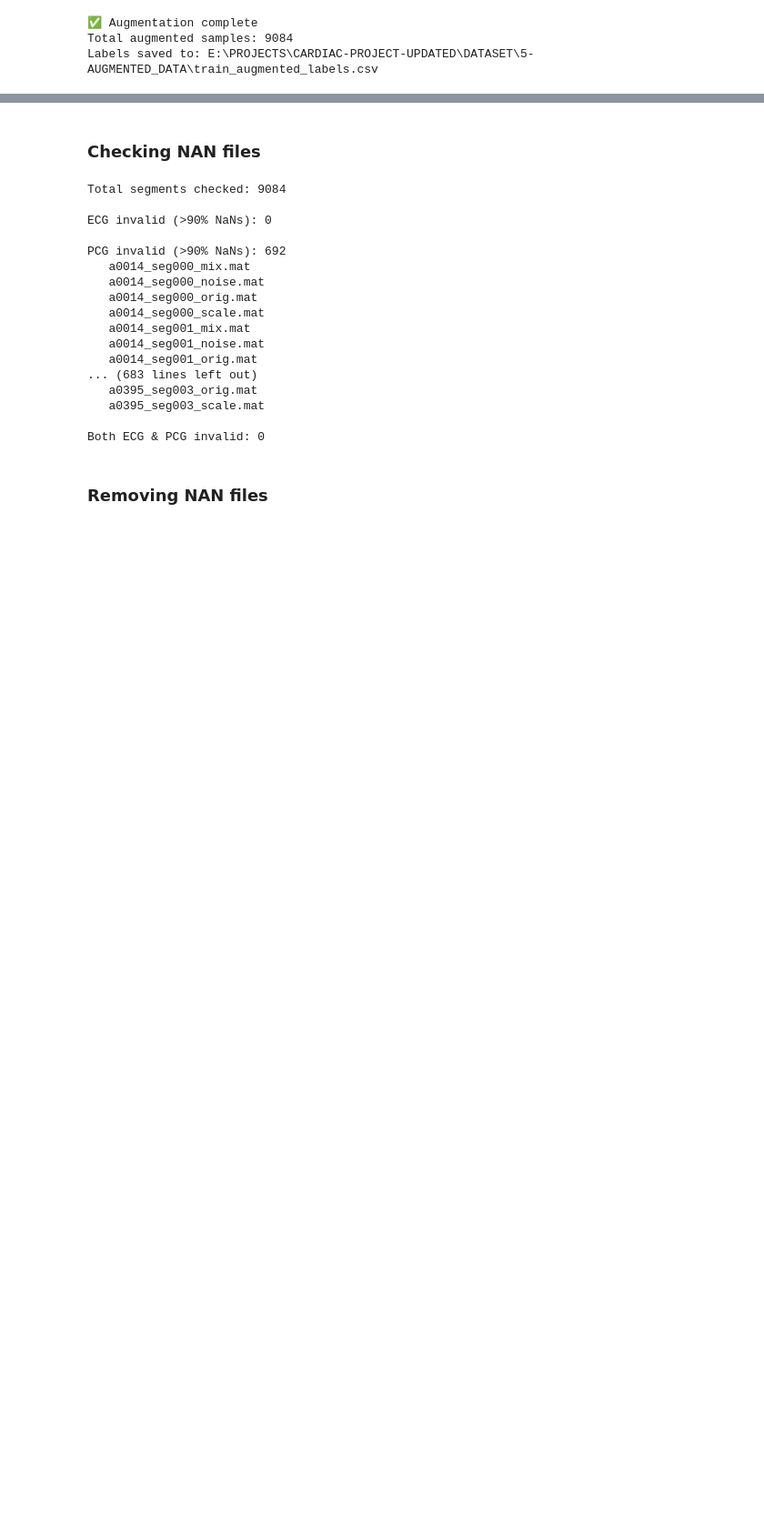
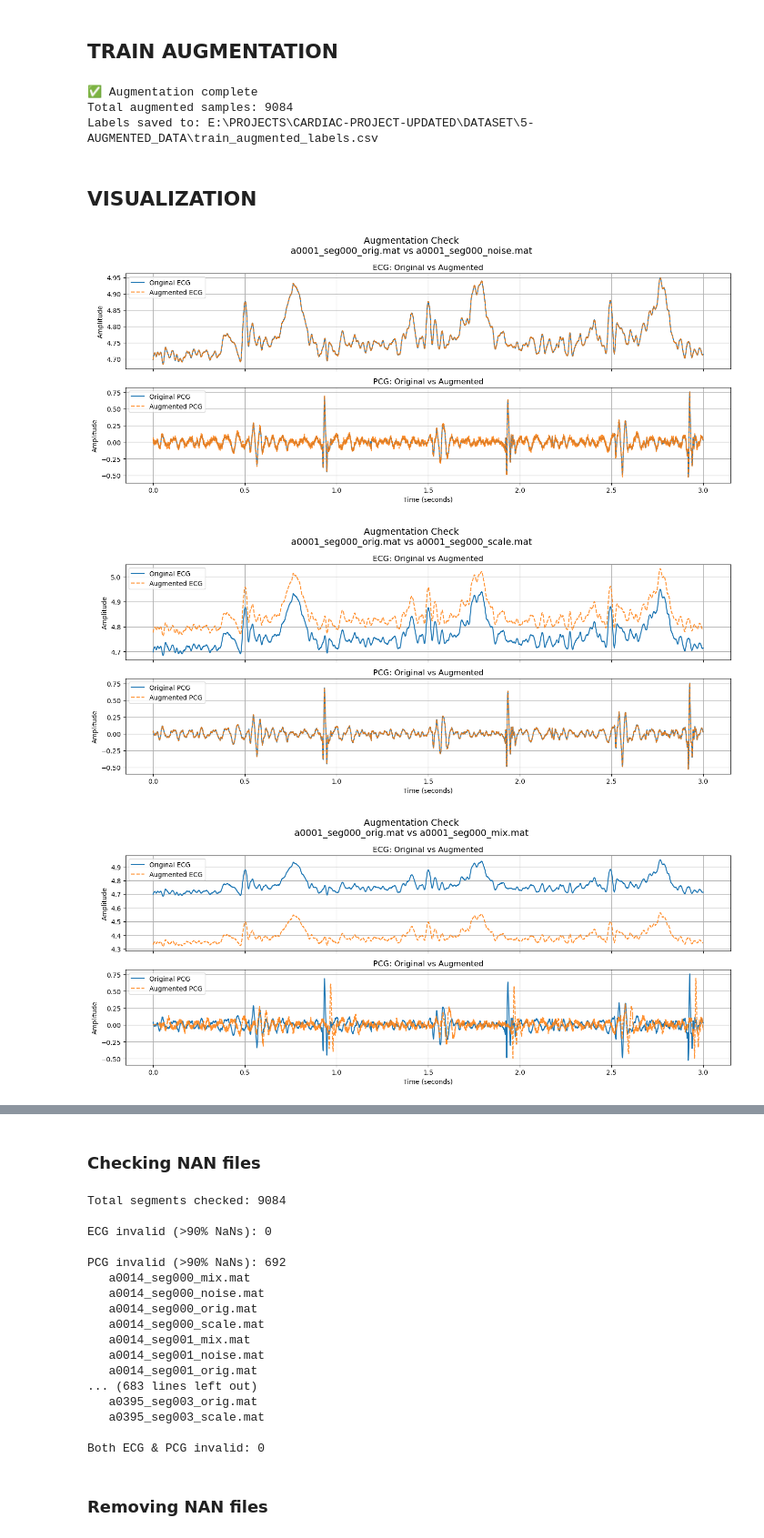
Before and after one commit to muhammed786fiyas/ecg-pcg-fusion, a Jupyter notebook: CODE/5-train_augmentation.ipynb, the cells around one changed output, grey strips where cells are left out. Shown at 91% size. Saved outputs shown, nothing was run; the diff lists cells and outputs as text; code cells hidden in the pictures; blank space fills up the shorter version.

```diff
--- a/CODE/5-train_augmentation.ipynb
+++ b/CODE/5-train_augmentation.ipynb
@@ -1,3 +1,5 @@
+# %% [markdown]
+## **TRAIN AUGMENTATION**
 # %%
 import os
 import scipy.io as sio
@@ -136,3 +138,77 @@ print(f"Labels saved to: {OUT_LABEL_CSV}")
 ✅ Augmentation complete
 Total augmented samples: 9084
 Labels saved to: E:\PROJECTS\CARDIAC-PROJECT-UPDATED\DATASET\5-AUGMENTED_DATA\train_augmented_labels.csv
+# %% [markdown]
+## **VISUALIZATION**
+# %%
+import scipy.io as sio
+import numpy as np
+import matplotlib.pyplot as plt
+from pathlib import Path
+
+def load_segment(mat_path):
+    data = sio.loadmat(mat_path)
+    ecg = data['ecg'].squeeze()
+    pcg = data['pcg'].squeeze()
+    fs  = int(data['fs'].squeeze())
+    return ecg, pcg, fs
+
+
+def visualize_augmentation_pair(orig_path, aug_path):
+    ecg_o, pcg_o, fs = load_segment(orig_path)
+    ecg_a, pcg_a, _  = load_segment(aug_path)
+
+    t = np.arange(len(ecg_o)) / fs
+
+    fig, axes = plt.subplots(2, 1, figsize=(14, 6), sharex=True)
+
+    # ECG
+    axes[0].plot(t, ecg_o, label="Original ECG", linewidth=1.5)
+    axes[0].plot(t, ecg_a, label="Augmented ECG", linestyle="--", alpha=0.85)
+    axes[0].set_title("ECG: Original vs Augmented")
+    axes[0].set_ylabel("Amplitude")
+    axes[0].legend()
+    axes[0].grid(True)
+
+    # PCG
+    axes[1].plot(t, pcg_o, label="Original PCG", linewidth=1.5)
+    axes[1].plot(t, pcg_a, label="Augmented PCG", linestyle="--", alpha=0.85)
+    axes[1].set_title("PCG: Original vs Augmented")
+    axes[1].set_ylabel("Amplitude")
+    axes[1].set_xlabel("Time (seconds)")
+    axes[1].legend()
+    axes[1].grid(True)
+
+    plt.suptitle(
+        f"Augmentation Check\n{Path(orig_path).name} vs {Path(aug_path).name}",
+        fontsize=14
+    )
+    plt.tight_layout()
+    plt.show()
+
+def visualize_all_augmentations(segment_dir, base_name):
+    """
+    base_name example: 'a0001_seg000'
+    """
+    segment_dir = Path(segment_dir)
+
+    orig_path = segment_dir / f"{base_name}_orig.mat"
+    assert orig_path.exists(), f"Original file not found: {orig_path}"
+
+    aug_types = ["noise", "scale", "mix"]
+
+    for aug in aug_types:
+        aug_path = segment_dir / f"{base_name}_{aug}.mat"
+        if aug_path.exists():
+            visualize_augmentation_pair(orig_path, aug_path)
+        else:
+            print(f"[WARNING] Missing augmentation: {aug_path.name}")
+
+visualize_all_augmentations(
+segment_dir=r"E:\PROJECTS\CARDIAC-PROJECT-UPDATED\DATASET\5-AUGMENTED_DATA\train",
+base_name="a0001_seg000"
+)
+# %% [output]
+[figure, added]
+[figure, added]
+[figure, added]
```
Also changed, not shown: parts of 1 cell of this notebook, 4 other files.
